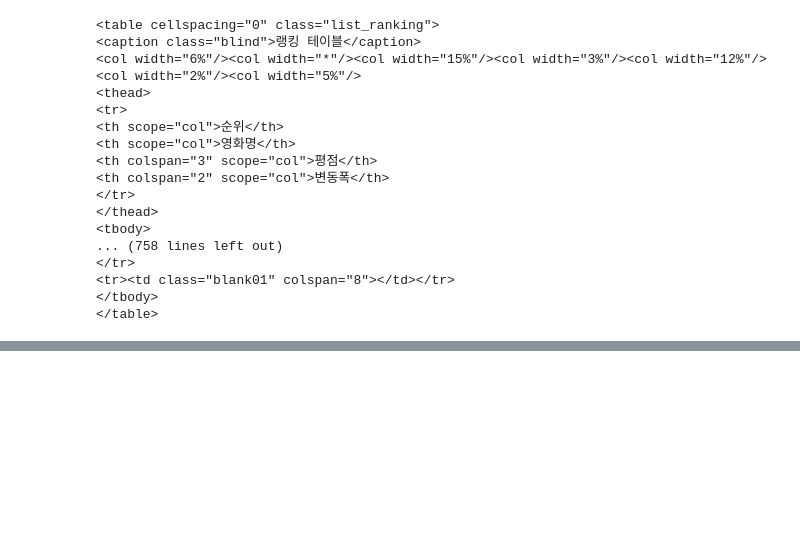
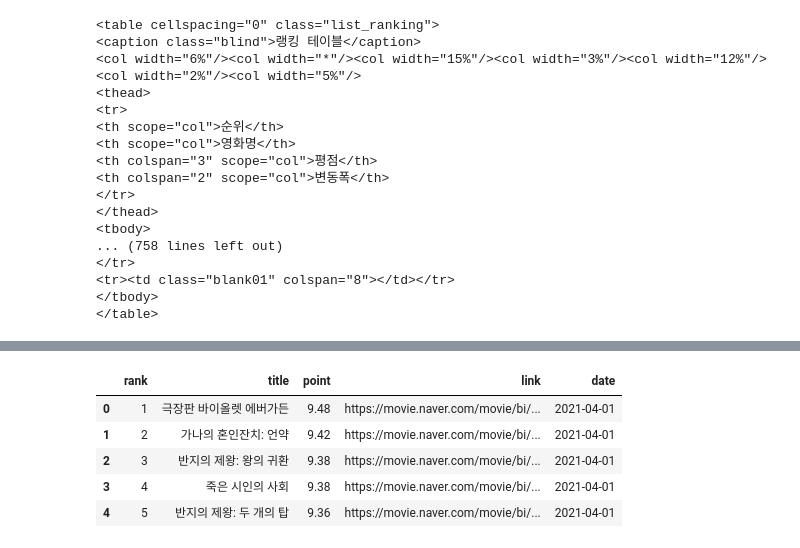
Before and after one commit to hyunnybbb/book, a Jupyter notebook: _sources/dataset/03_dataq/crawlingMain.ipynb, the cells around one changed output, grey strips where cells are left out. Drawn from its saved outputs; the diff is of its cells as text; code cells hidden in the pictures; blank space fills up the shorter version.

```diff
--- a/_sources/dataset/03_dataq/crawlingMain.ipynb
+++ b/_sources/dataset/03_dataq/crawlingMain.ipynb
@@ -139,0 +160,24 @@ movieTable.head(5)
+# %%
+#위의 과정을 하나의 함수로 생성한다
+def get_movieDataEachDays(day):
+
+
+    if day<10:
+        day = '0'+str(day)
+    else:
+        day =str(day)
+
+
+    base_url = 'https://movie.naver.com/movie/sdb/rank/rmovie.nhn?sel=cur&date=202104' +day
+    data = requests.get(base_url)
+    soup = bs(data.text)
+    lstRanking = soup.find(class_="list_ranking")
+
+    title= [x.text.strip() for x in lstRanking.find_all('div',class_='tit5')]
+    point =[x.text for x in lstRanking.find_all('td',class_='point')]
+    rank = range(1,len(point)+1)
+    link = ['https://movie.naver.com' + x.a.get('href') for x in lstRanking.find_all('div',class_='tit5')]
+
+    movieTable = pd.DataFrame({'rank':rank,'title':title,'point':point,'link':link})
+    movieTable['date'] =pd.to_datetime('2021-04-'+day)
+    return movieTable
@@ -139,0 +194,9 @@ movieTable.head(5)
+# %%
+total.head()
+# %% [output]
+|  | rank | title | point | link | date |
+| 0 | 1 | 극장판 바이올렛 에버가든 | 9.48 | https://movie.naver.com/movie/bi/... | 2021-04-01 |
+| 1 | 2 | 가나의 혼인잔치: 언약 | 9.42 | https://movie.naver.com/movie/bi/... | 2021-04-01 |
+| 2 | 3 | 반지의 제왕: 왕의 귀환 | 9.38 | https://movie.naver.com/movie/bi/... | 2021-04-01 |
+| 3 | 4 | 죽은 시인의 사회 | 9.38 | https://movie.naver.com/movie/bi/... | 2021-04-01 |
+| 4 | 5 | 반지의 제왕: 두 개의 탑 | 9.36 | https://movie.naver.com/movie/bi/... | 2021-04-01 |
```
Also changed, not shown: parts of 21 cells of this notebook, 5 other files.
